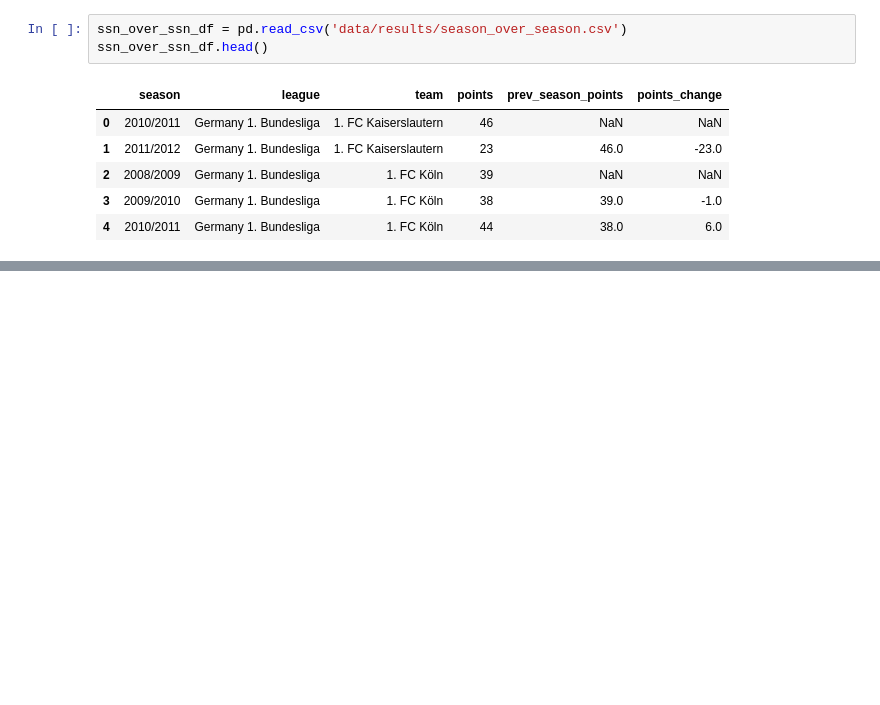
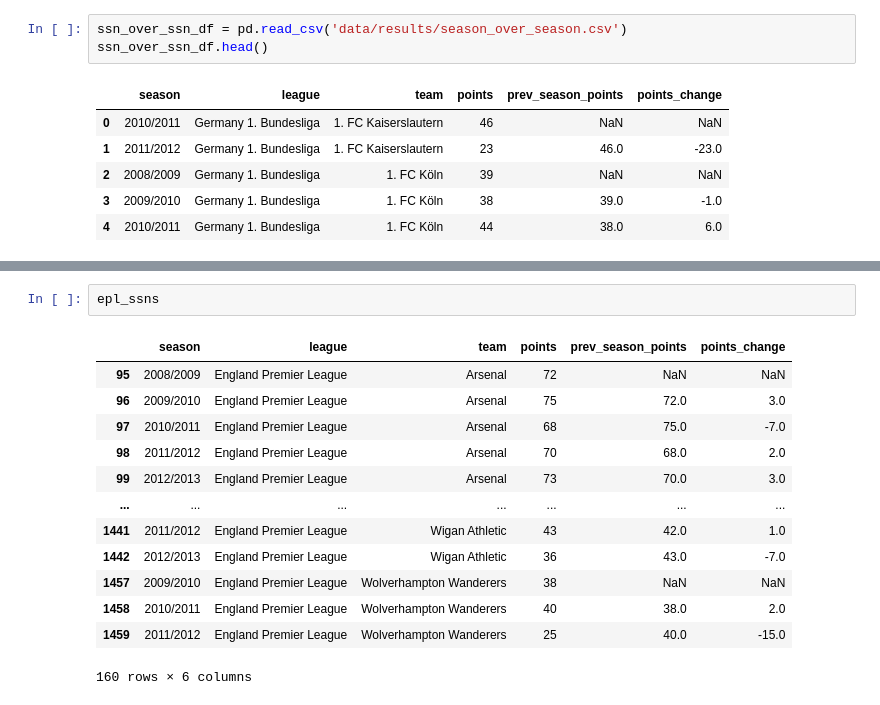
Before and after one commit to tonyinarula/football-analysis, a Jupyter notebook: analysis.ipynb, the cells around one changed output, grey strips where cells are left out. Cells and saved outputs as stored; diff of their text form; blank space fills up the shorter version.

```diff
--- a/analysis.ipynb
+++ b/analysis.ipynb
@@ -119,0 +169,16 @@ ssn_over_ssn_df.head()
+# %%
+epl_ssns
+# %% [output]
+|  | season | league | team | points | prev_season_points | points_change |
+| 95 | 2008/2009 | England Premier League | Arsenal | 72 | NaN | NaN |
+| 96 | 2009/2010 | England Premier League | Arsenal | 75 | 72.0 | 3.0 |
+| 97 | 2010/2011 | England Premier League | Arsenal | 68 | 75.0 | -7.0 |
+| 98 | 2011/2012 | England Premier League | Arsenal | 70 | 68.0 | 2.0 |
+| 99 | 2012/2013 | England Premier League | Arsenal | 73 | 70.0 | 3.0 |
+| ... | ... | ... | ... | ... | ... | ... |
+| 1441 | 2011/2012 | England Premier League | Wigan Athletic | 43 | 42.0 | 1.0 |
+| 1442 | 2012/2013 | England Premier League | Wigan Athletic | 36 | 43.0 | -7.0 |
+| 1457 | 2009/2010 | England Premier League | Wolverhampton Wanderers | 38 | NaN | NaN |
+| 1458 | 2010/2011 | England Premier League | Wolverhampton Wanderers | 40 | 38.0 | 2.0 |
+| 1459 | 2011/2012 | England Premier League | Wolverhampton Wanderers | 25 | 40.0 | -15.0 |
+160 rows × 6 columns
```
Also changed, not shown: parts of 6 cells of this notebook.
